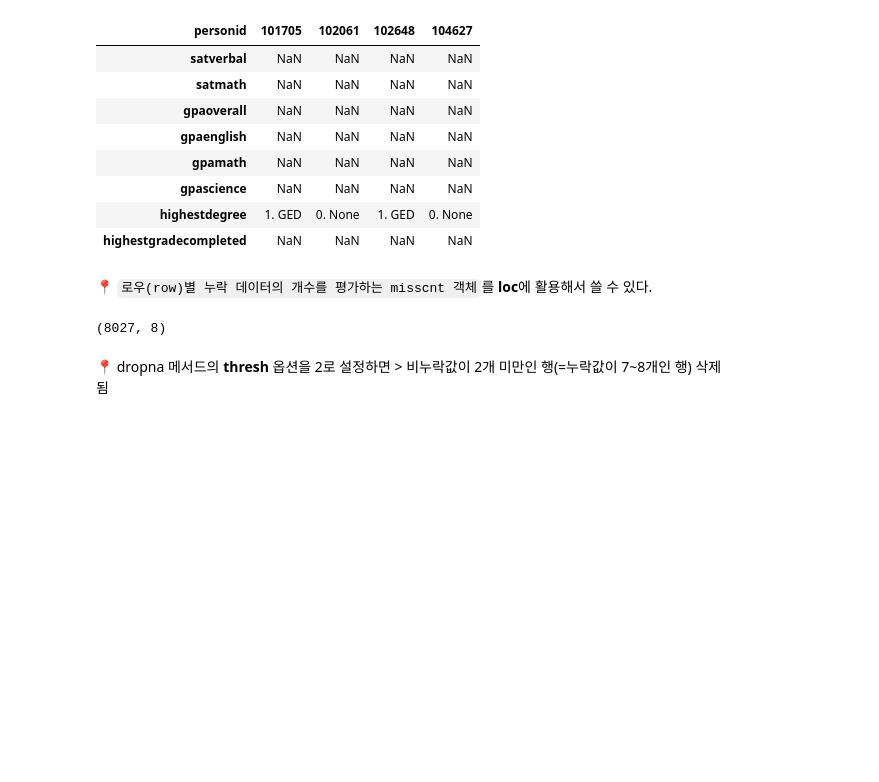
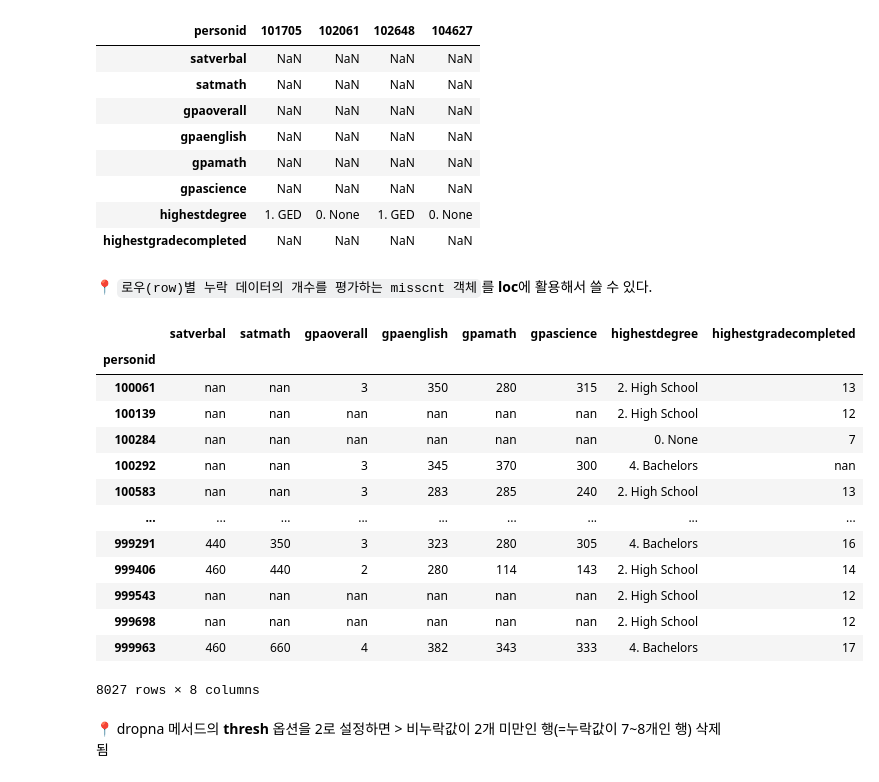
Before and after one commit to wandiiii/python, a Jupyter notebook: 06 데이터 정제, 탐색 및 시리즈 연산.ipynb, the cells around one changed output. Drawn from its saved outputs; the diff is of its cells as text; code cells hidden in the pictures; blank space fills up the shorter version.

```diff
--- a/06 데이터 정제, 탐색 및 시리즈 연산.ipynb
+++ b/06 데이터 정제, 탐색 및 시리즈 연산.ipynb
@@ -795,9 +996,22 @@ schoolrecord.loc[misscnt>=7].head(4).T # 로우(row)기준 결측값이 6개가
 # %%
 # 3. remove rows with almost all missing data
 schoolrecord = schoolrecord.dropna(thresh=2)
-schoolrecord.shape
+schoolrecord
 # %% [output]
+|  | satverbal | satmath | gpaoverall | gpaenglish | gpamath | gpascience | highestdegree | highestgradecompleted |
+| personid |  |  |  |  |  |  |  |  |
+| 100061 | nan | nan | 3 | 350 | 280 | 315 | 2. High School | 13 |
+| 100139 | nan | nan | nan | nan | nan | nan | 2. High School | 12 |
+| 100284 | nan | nan | nan | nan | nan | nan | 0. None | 7 |
+| 100292 | nan | nan | 3 | 345 | 370 | 300 | 4. Bachelors | nan |
+| 100583 | nan | nan | 3 | 283 | 285 | 240 | 2. High School | 13 |
+| ... | ... | ... | ... | ... | ... | ... | ... | ... |
+| 999291 | 440 | 350 | 3 | 323 | 280 | 305 | 4. Bachelors | 16 |
+| 999406 | 460 | 440 | 2 | 280 | 114 | 143 | 2. High School | 14 |
+| 999543 | nan | nan | nan | nan | nan | nan | 2. High School | 12 |
+| 999698 | nan | nan | nan | nan | nan | nan | 2. High School | 12 |
+| 999963 | 460 | 660 | 4 | 382 | 343 | 333 | 4. Bachelors | 17 |
-(8027, 8)
+8027 rows × 8 columns
 # %% [markdown]
 📍 dropna 메서드의 **thresh** 옵션을 2로 설정하면 > 비누락값이 2개 미만인 행(=누락값이 7~8개인 행) 삭제됨
 # %%
```
Also changed, not shown: parts of 39 cells of this notebook.
